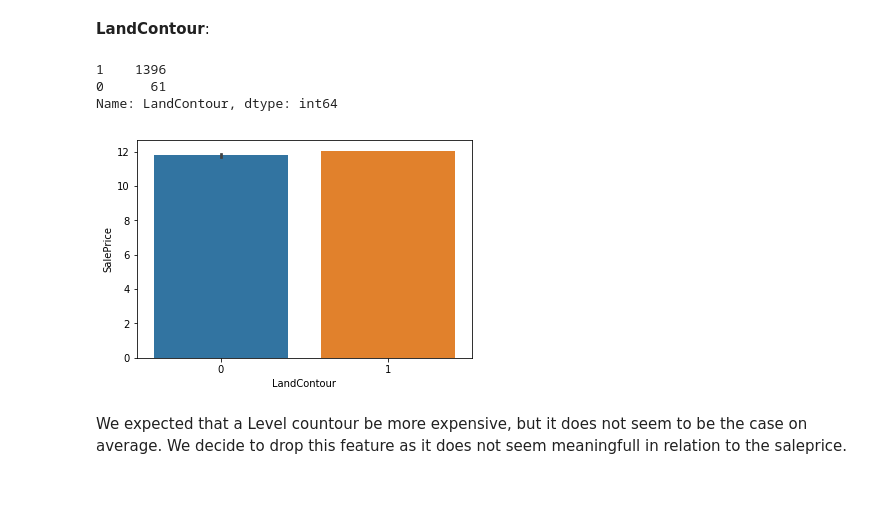
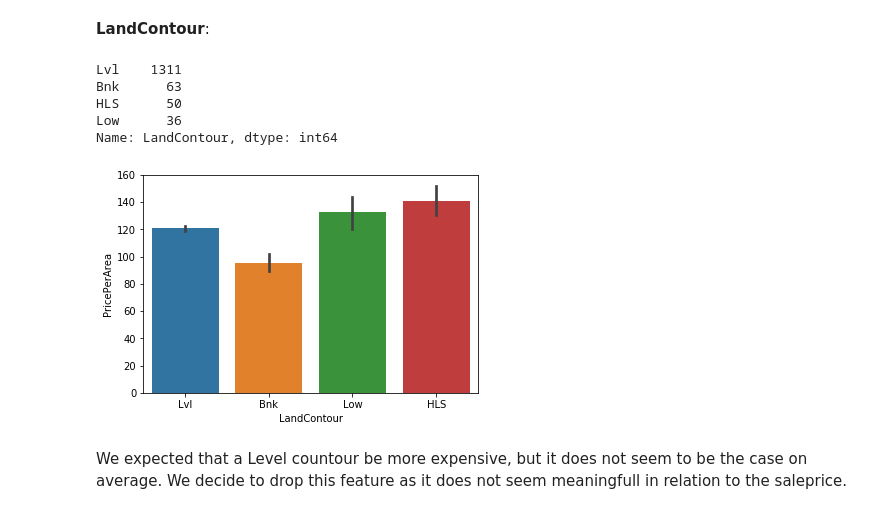
Before and after one commit to hamedrazavi/house_price_prediction_kaggle, a Jupyter notebook: house_prices_prediction_kaggle.ipynb, the cells around one changed output. Drawn from its saved outputs; the diff is of its cells as text; code cells hidden in the pictures.

```diff
--- a/house_prices_prediction_kaggle.ipynb
+++ b/house_prices_prediction_kaggle.ipynb
@@ -229,15 +229,20 @@ LandContour, Utilities, LandSlope, OverallQual, OverallCond, ExterQual, ExterCon
 def PlotCorr(df, feature):
     sns.barplot(x = df[feature], y = df['SalePrice'])
     print(df[feature].value_counts())
+def PlotCorr2(df, feature):
+    sns.barplot(x = df[feature], y = df['PricePerArea'])
+    print(df[feature].value_counts())
 # %% [markdown]
 **LandContour**:
 # %%
-PlotCorr(trData, 'LandContour')
+PlotCorr2(trData, 'LandContour')
 # %% [output]
-1    1396
-0      61
+Lvl    1311
+Bnk      63
+HLS      50
+Low      36
 Name: LandContour, dtype: int64
-[figure, old version]
+[figure, new version]
 # %% [markdown]
 We expected that a Level countour be more expensive, but it does not seem to be the case on average. We decide to drop this feature as it does not seem meaningfull in relation to the saleprice.
 # %%
```
Also changed, not shown: parts of 157 cells of this notebook.
